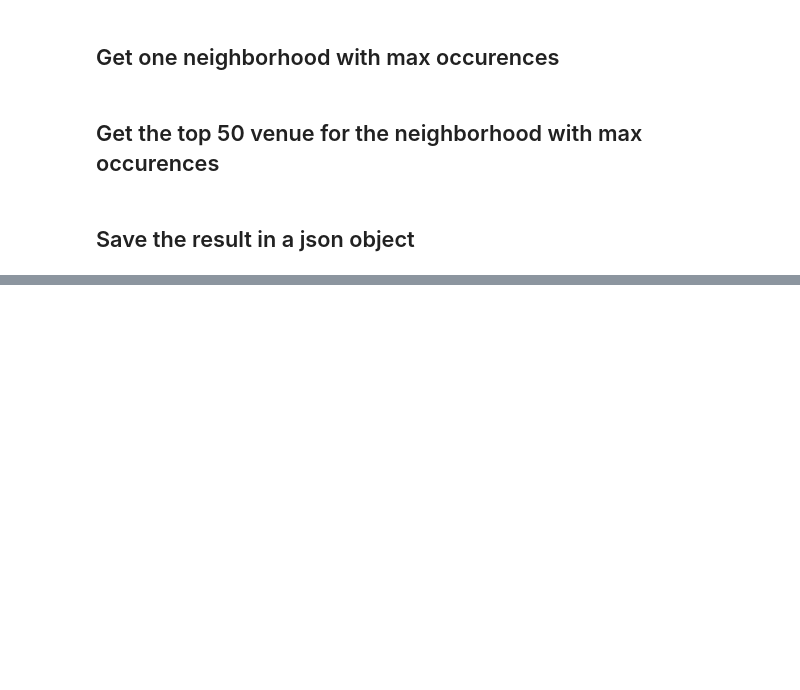
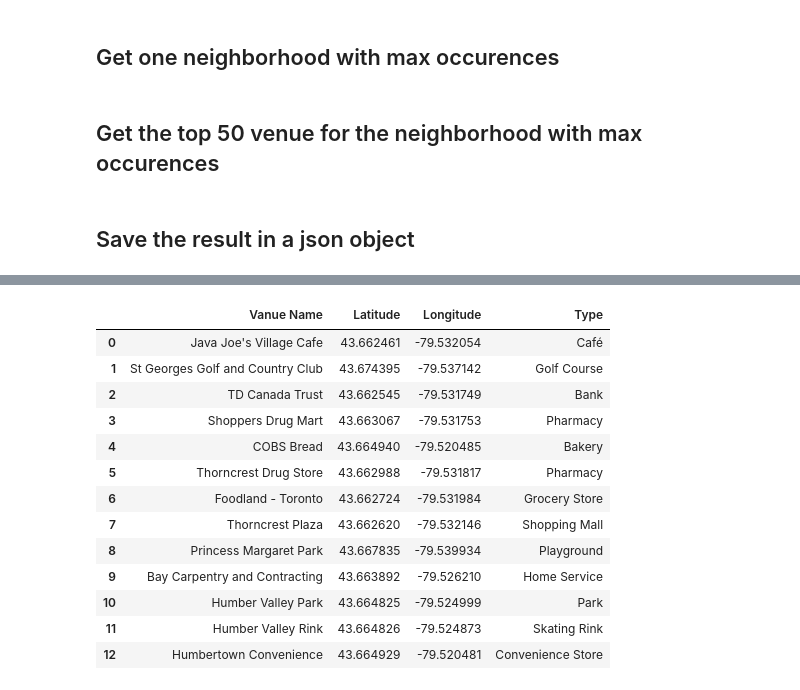
Before and after one commit to rpll94/Coursera_Capstone, a Jupyter notebook: main3.ipynb, the cells around one changed output, grey strips where cells are left out. Saved outputs shown, nothing was run; the diff lists cells and outputs as text; code cells hidden in the pictures; blank space fills up the shorter version.

```diff
--- a/main3.ipynb
+++ b/main3.ipynb
@@ -135,7 +155,7 @@ neighborhood_latitude = ngbr_toronto[ngbr_toronto['Neighborhood'] ==  max_occure
 neighborhood_longitude = ngbr_toronto[ngbr_toronto['Neighborhood'] ==  max_occurences]['Longitude'].iloc[0]
 
 limit = 50
-radius = 500
+radius = 1000  # I choose 1Km because the are not any results in 500m
 
 # Create the url
 url = 'https://api.foursquare.com/v2/venues/explore?&client_id={}&client_secret={}&v={}&ll={},{}&radius={}&limit={}'.format(
@@ -149,4 +169,4 @@ url = 'https://api.foursquare.com/v2/venues/explore?&client_id={}&client_secret=
 # %% [markdown]
 ## Save the result in a json object
 # %%
-results = requests.get(url).json()
+results = requests.get(url).json()['response']['groups'][0]['items']
@@ -152,0 +175,24 @@ results = requests.get(url).json()
+# %%
+venues = [(
+    v['venue']['name'],
+    v['venue']['location']['lat'],
+    v['venue']['location']['lng'],
+    v['venue']['categories'][0]['name']) for v in results]
+
+venues_df = pd.DataFrame([a_vanue for a_vanue in venues], columns=['Vanue Name', 'Latitude', 'Longitude', 'Type'])
+venues_df
+# %% [output]
+|  | Vanue Name | Latitude | Longitude | Type |
+| 0 | Java Joe's Village Cafe | 43.662461 | -79.532054 | Café |
+| 1 | St Georges Golf and Country Club | 43.674395 | -79.537142 | Golf Course |
+| 2 | TD Canada Trust | 43.662545 | -79.531749 | Bank |
+| 3 | Shoppers Drug Mart | 43.663067 | -79.531753 | Pharmacy |
+| 4 | COBS Bread | 43.664940 | -79.520485 | Bakery |
+| 5 | Thorncrest Drug Store | 43.662988 | -79.531817 | Pharmacy |
+| 6 | Foodland - Toronto | 43.662724 | -79.531984 | Grocery Store |
+| 7 | Thorncrest Plaza | 43.662620 | -79.532146 | Shopping Mall |
+| 8 | Princess Margaret Park | 43.667835 | -79.539934 | Playground |
+| 9 | Bay Carpentry and Contracting | 43.663892 | -79.526210 | Home Service |
+| 10 | Humber Valley Park | 43.664825 | -79.524999 | Park |
+| 11 | Humber Valley Rink | 43.664826 | -79.524873 | Skating Rink |
+| 12 | Humbertown Convenience | 43.664929 | -79.520481 | Convenience Store |
```
Also changed, not shown: parts of 20 cells of this notebook.
